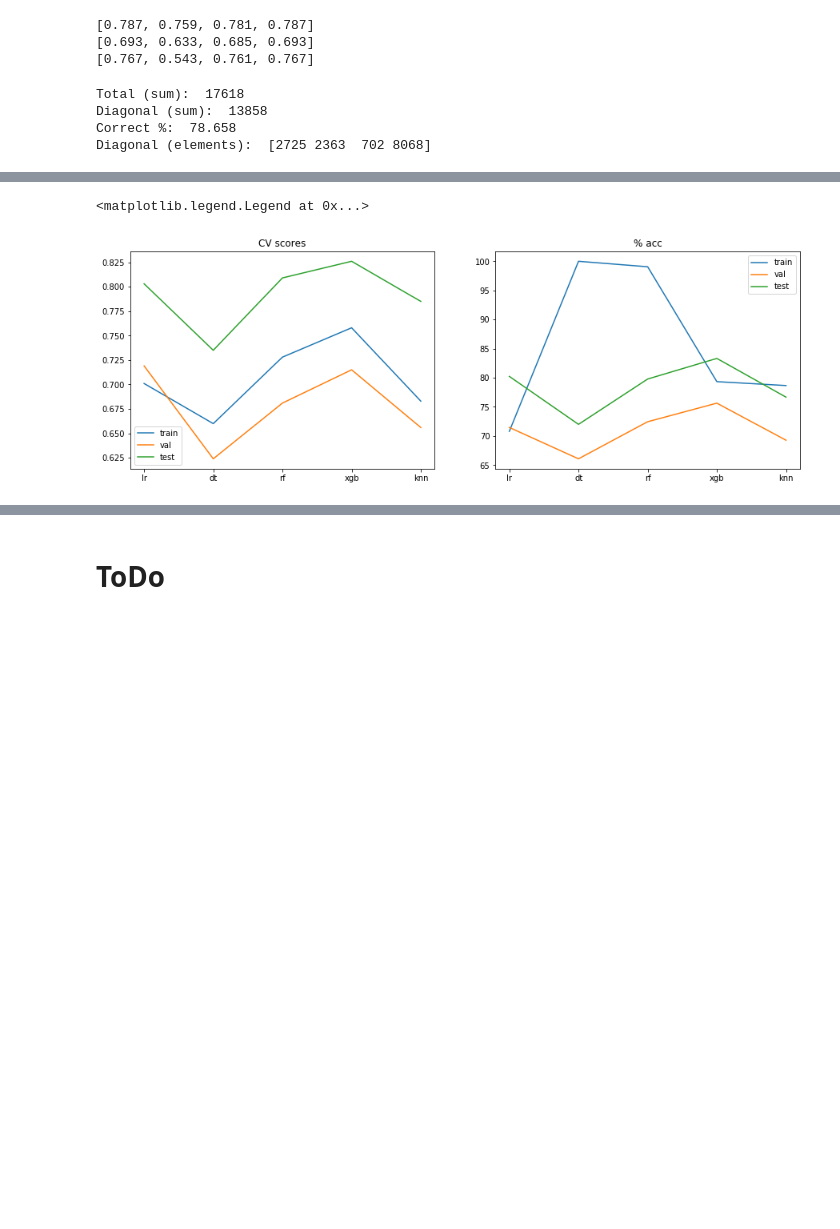
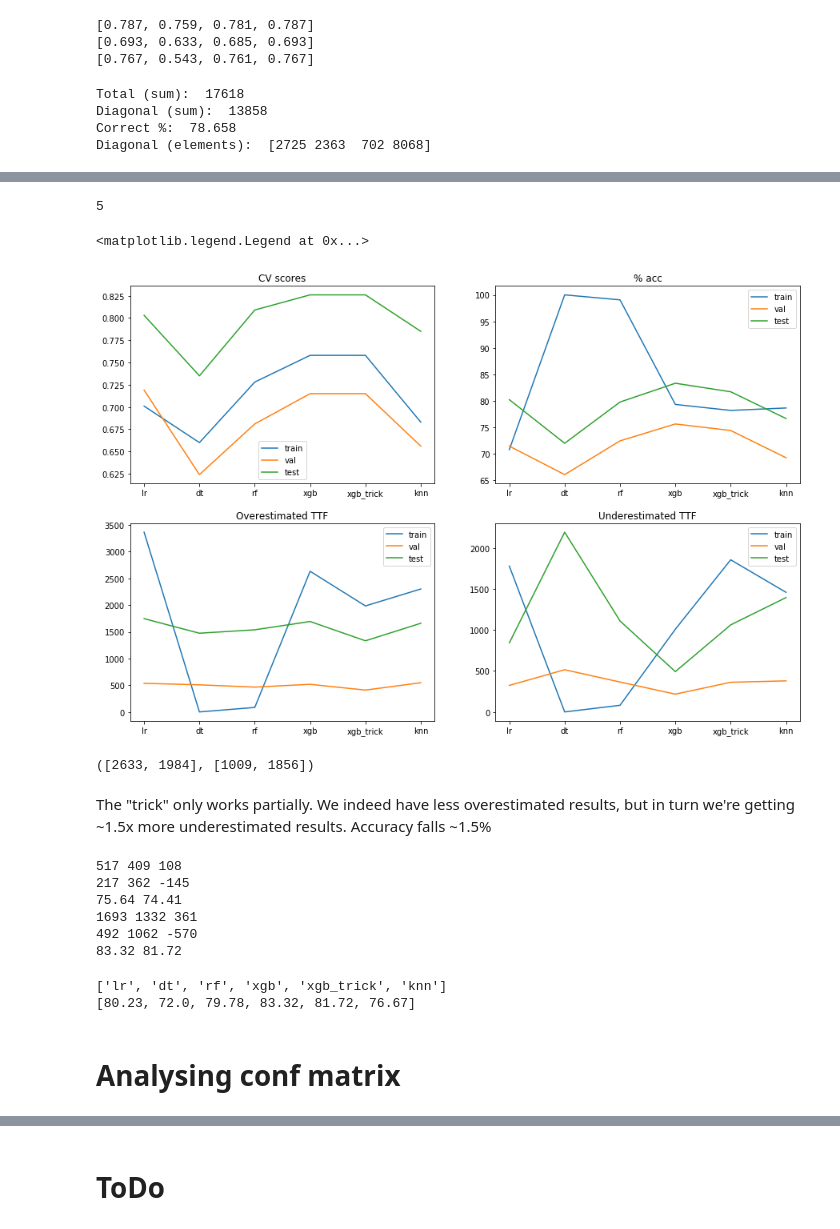
Before and after one commit to TsarSPb/Haustiere, a Jupyter notebook: CMAPSS/CMAPS.ipynb, the cells around one changed output, grey strips where cells are left out. Cells and saved outputs as stored; diff of their text form; code cells hidden in the pictures; blank space fills up the shorter version.

Commit message:
Hzf. SHAP, Eli5 Hzf. Trick with probability summation Hzf. Overestimate and Underestimate metric

```diff
--- a/CMAPSS/CMAPS.ipynb
+++ b/CMAPSS/CMAPS.ipynb
@@ -1062,0 +1137,4 @@ Pct / Total / Diagonal:  83.32 13096 10911
+# %%
+conf_train_trick = get_confmatrix(y_train['TTF_'],predict_trick_xgb_train)
+conf_val_trick = get_confmatrix(y_val['TTF_'],predict_trick_xgb_val)
+conf_test_trick = get_confmatrix(y_test_long['TTF_'],predict_trick_xgb_test)
@@ -1076,8 +1185,11 @@ conf_train_pct = np.round(np.trace(conf_train)/np.sum(conf_train)*100,2)
 conf_val_pct = np.round(np.trace(conf_val)/np.sum(conf_val)*100,2)
 conf_test_pct = np.round(np.trace(conf_test)/np.sum(conf_test)*100,2)
 results_list.append(['xgb',[cv_score_train.mean().round(3),cv_score_val.mean().round(3),cv_score_test.mean().round(3)],\
-                     cv_score_test.round(3),[conf_train_pct,conf_val_pct,conf_test_pct],\
+                     cv_score_test.round(3),[conf_train,conf_val,conf_test],\
                     [scores_train, scores_val,scores_test]])
+results_list.append(['xgb_trick',[cv_score_train.mean().round(3),cv_score_val.mean().round(3),cv_score_test.mean().round(3)],\
+                     cv_score_test.round(3),[conf_train_trick,conf_val_trick,conf_test_trick],\
+                    [scores_train_trick, scores_val_trick,scores_test_trick]])
 # %%
 #[0.793, 0.777, 0.78, 0.793]
 #[0.756, 0.724, 0.742, 0.756]
@@ -1287,7 +1525,7 @@ conf_train_pct = np.round(np.trace(conf_train)/np.sum(conf_train)*100,2)
 conf_val_pct = np.round(np.trace(conf_val)/np.sum(conf_val)*100,2)
 conf_test_pct = np.round(np.trace(conf_test)/np.sum(conf_test)*100,2)
 results_list.append(['knn',[cv_score_train.mean().round(3),cv_score_val.mean().round(3),cv_score_test.mean().round(3)],\
-                     cv_score_test.round(3),[conf_train_pct,conf_val_pct,conf_test_pct],\
+                     cv_score_test.round(3),[conf_train,conf_val,conf_test],\
                     [scores_train, scores_val,scores_test]])
 # %%
 ff = confusion_matrix(y_train['TTF_'],predict_knn_train)
@@ -1327,25 +1568,79 @@ results_list
+# %%
+len(results_list[0])
+# %% [output]
+5
 # %%
 models = [x[0] for x in results_list]
 cv_score_train_mean = [x[1][0] for x in results_list]
 cv_score_val_mean = [x[1][1] for x in results_list]
 cv_score_test_mean = [x[1][2] for x in results_list]
-pct_score_train_mean = [x[3][0] for x in results_list]
-pct_score_val_mean = [x[3][1] for x in results_list]
-pct_score_test_mean = [x[3][2] for x in results_list]
+# Getting accuracies from conf matrices
+pct_score_train_mean = [np.round(np.trace(x[3][0])/np.sum(x[3][0])*100,2) for x in results_list]
+pct_score_val_mean = [np.round(np.trace(x[3][1])/np.sum(x[3][1])*100,2) for x in results_list]
+pct_score_test_mean = [np.round(np.trace(x[3][2])/np.sum(x[3][2])*100,2) for x in results_list]
+overestimated_train = [np.triu(x[3][0],k=1).sum() for x in results_list]
+overestimated_val = [np.triu(x[3][1],k=1).sum() for x in results_list]
+overestimated_test = [np.triu(x[3][2],k=1).sum() for x in results_list]
+underestimated_train = [np.tril(x[3][0],k=-1).sum() for x in results_list]
+underestimated_val = [np.tril(x[3][1],k=-1).sum() for x in results_list]
+underestimated_test = [np.tril(x[3][2],k=-1).sum() for x in results_list]
+
+#np.triu(analyse_conf,k=1).sum()
+#np.tril(analyse_conf,k=-1).sum()
 # %%
-plt.figure(figsize=(15,5))
-plt.subplot(1,2,1)
+plt.figure(figsize=(15,10))
+plt.subplot(2,2,1)
 plt.title('CV scores')
 plt.plot(models,cv_score_train_mean,label='train')
 plt.plot(models,cv_score_val_mean,label='val')
 plt.plot(models,cv_score_test_mean,label='test')
 plt.legend()
-plt.subplot(1,2,2)
+plt.subplot(2,2,2)
 plt.title('% acc')
 plt.plot(models,pct_score_train_mean,label='train')
 plt.plot(models,pct_score_val_mean,label='val')
 plt.plot(models,pct_score_test_mean,label='test')
 plt.legend()
+plt.subplot(2,2,3)
+plt.title('Overestimated TTF')
+plt.plot(models,overestimated_train,label='train')
+plt.plot(models,overestimated_val,label='val')
+plt.plot(models,overestimated_test,label='test')
+plt.legend()
+plt.subplot(2,2,4)
+plt.title('Underestimated TTF')
+plt.plot(models,underestimated_train,label='train')
+plt.plot(models,underestimated_val,label='val')
+plt.plot(models,underestimated_test,label='test')
+plt.legend()
 # %% [output]
 <matplotlib.legend.Legend at 0x...>
-[figure, old version]
+[figure, new version]
+# %%
+overestimated_train[3:5],underestimated_train[3:5]
+# %% [output]
+([2633, 1984], [1009, 1856])
+# %% [markdown]
+The "trick" only works partially. We indeed have less overestimated results, but in turn we're getting ~1.5x more underestimated results. Accuracy falls ~1.5%
+# %%
+print(overestimated_val[3],overestimated_val[4],overestimated_val[3]-overestimated_val[4])
+print(underestimated_val[3],underestimated_val[4],underestimated_val[3]-underestimated_val[4])
+print(pct_score_val_mean[3],pct_score_val_mean[4])
+print(overestimated_test[3],overestimated_test[4],overestimated_test[3]-overestimated_test[4])
+print(underestimated_test[3],underestimated_test[4],underestimated_test[3]-underestimated_test[4])
+print(pct_score_test_mean[3],pct_score_test_mean[4])
+# %% [output]
+517 409 108
+217 362 -145
+75.64 74.41
+1693 1332 361
+492 1062 -570
+83.32 81.72
+# %%
+print(models)
+print(pct_score_test_mean)
+# %% [output]
+['lr', 'dt', 'rf', 'xgb', 'xgb_trick', 'knn']
+[80.23, 72.0, 79.78, 83.32, 81.72, 76.67]
+# %% [markdown]
+# Analysing conf matrix
```
Also changed, not shown: parts of 56 cells of this notebook, 1 other file.
